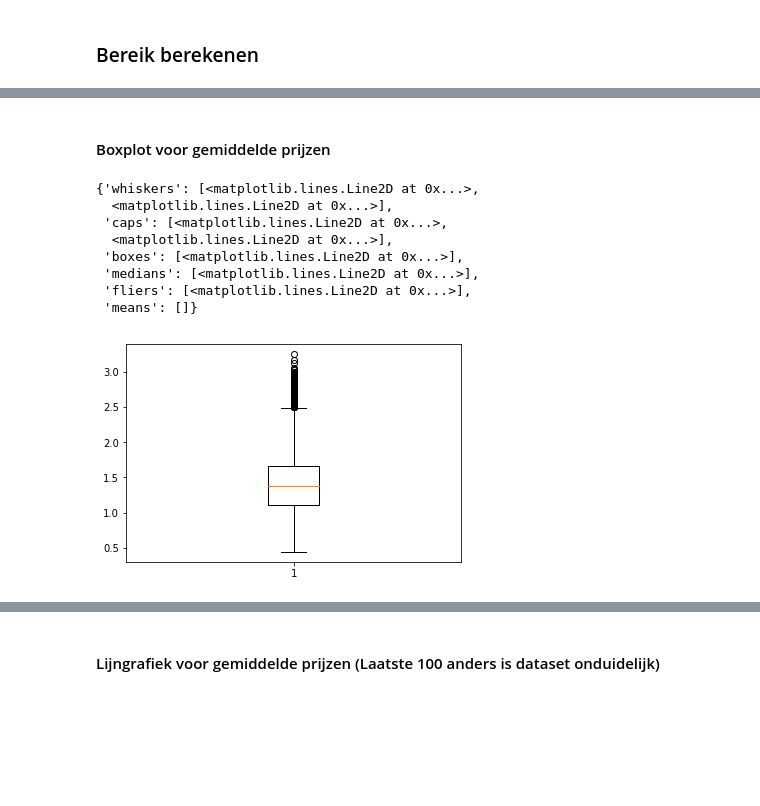
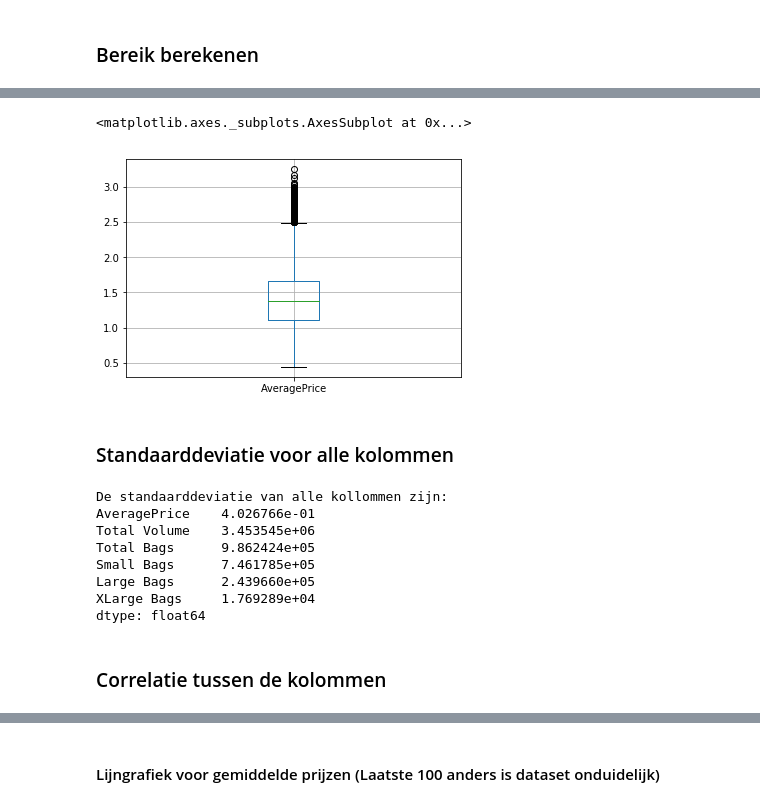
Before and after one commit to TijmenElseviers/BigData, a Jupyter notebook: Statistics/Opdracht_Jupyter/Opdracht_Jupyter.ipynb, the cells around one changed output, grey strips where cells are left out. Drawn from its saved outputs; the diff is of its cells as text; code cells hidden in the pictures; blank space fills up the shorter version.

```diff
--- a/Statistics/Opdracht_Jupyter/Opdracht_Jupyter.ipynb
+++ b/Statistics/Opdracht_Jupyter/Opdracht_Jupyter.ipynb
@@ -2,7 +11,9 @@
 datafile = 'avocado.csv'
 import numpy as np
 import matplotlib.pyplot as plt
-import matplotlib.dates as mdates
-import datetime as DT
 from scipy import stats
-dataArray = np.recfromcsv(datafile, encoding=None)
+import datetime
+import pandas as ps
+
+
+dataAvocado = ps.read_csv(datafile, delimiter=',', parse_dates=['Date'])
@@ -50,0 +38,2 @@ Dates
+# %%
+dataAvocado = dataAvocado.drop(['4046', '4225', '4770', 'type', 'year', 'region', 'ID'], axis=1)
@@ -108,14 +149,21 @@ plt.boxplot(totalVolumenp)
-# %% [markdown]
-#### Boxplot voor gemiddelde prijzen
-# %%
-plt.boxplot(averagePricenp)
-# %% [output]
-{'whiskers': [<matplotlib.lines.Line2D at 0x...>,
-  <matplotlib.lines.Line2D at 0x...>],
- 'caps': [<matplotlib.lines.Line2D at 0x...>,
-  <matplotlib.lines.Line2D at 0x...>],
- 'boxes': [<matplotlib.lines.Line2D at 0x...>],
- 'medians': [<matplotlib.lines.Line2D at 0x...>],
- 'fliers': [<matplotlib.lines.Line2D at 0x...>],
- 'means': []}
-[figure, removed]
+# %%
+dataAvocado.boxplot(column='AveragePrice')
+# %% [output]
+<matplotlib.axes._subplots.AxesSubplot at 0x...>
+[figure, added]
+# %% [markdown]
+### Standaarddeviatie voor alle kolommen
+# %%
+print('De standaarddeviatie van alle kollommen zijn:')
+print(dataAvocado.drop(columns="Date").std())
+# %% [output]
+De standaarddeviatie van alle kollommen zijn:
+AveragePrice    4.026766e-01
+Total Volume    3.453545e+06
+Total Bags      9.862424e+05
+Small Bags      7.461785e+05
+Large Bags      2.439660e+05
+XLarge Bags     1.769289e+04
+dtype: float64
+# %% [markdown]
+### Correlatie tussen de kolommen
```
Also changed, not shown: parts of 23 cells of this notebook.
